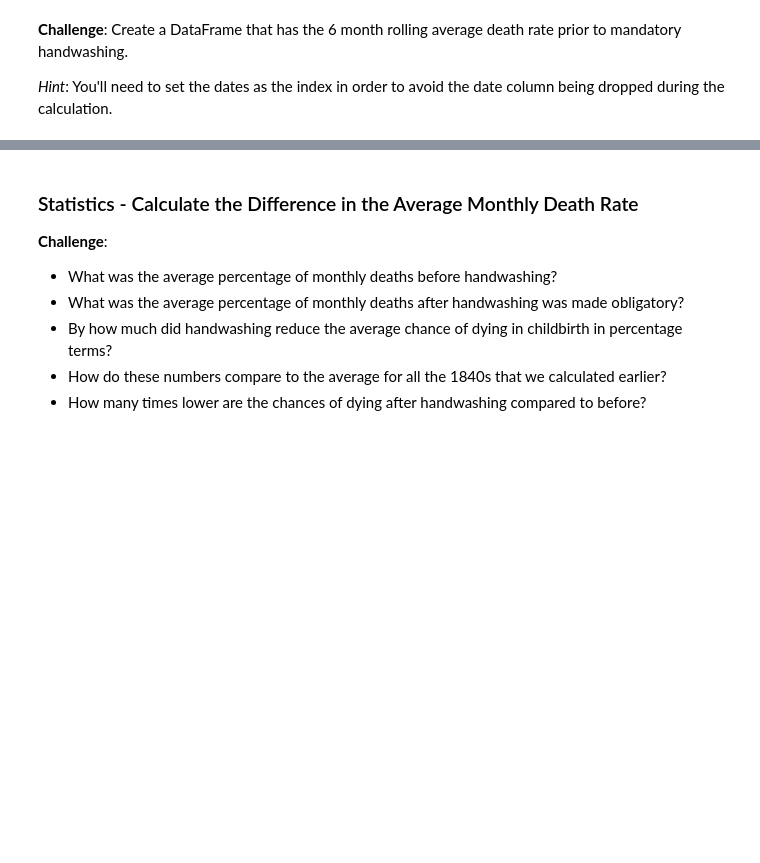
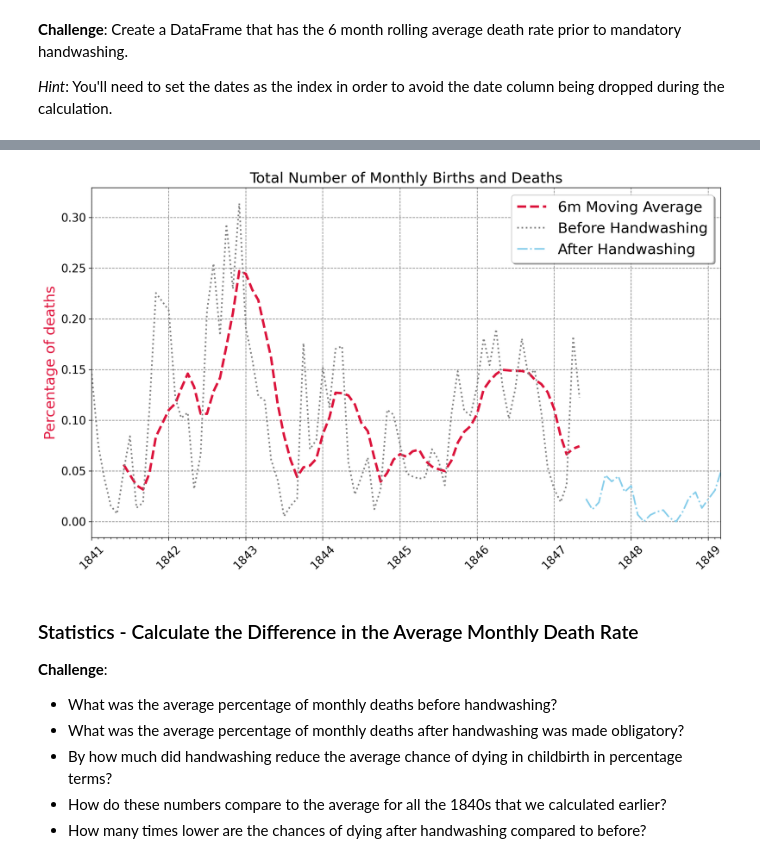
Before and after one commit to halilcodes/benefits-of-handwashing, a Jupyter notebook: Dr_Semmelweis_Handwashing_Discovery_(start).ipynb, the cells around one changed output, grey strips where cells are left out. Drawn from its saved outputs; the diff is of its cells as text; code cells hidden in the pictures; blank space fills up the shorter version.

```diff
--- a/Dr_Semmelweis_Handwashing_Discovery_(start).ipynb
+++ b/Dr_Semmelweis_Handwashing_Discovery_(start).ipynb
@@ -297,3 +382,6 @@ handwashing_start = pd.to_datetime('1847-06-01')
 * Create two subsets from the `df_monthly` data: before and after Dr Semmelweis ordered washing hand.
 * Calculate the average death rate prior to June 1947.
 * Calculate the average death rate after June 1947.
+# %%
+df_monthly['pct_deaths'] = df_monthly.deaths / df_monthly.births
+df_monthly.sample(3)
@@ -299,0 +393,3 @@ handwashing_start = pd.to_datetime('1847-06-01')
+# %%
+before_handwash = df_monthly[df_monthly.date < handwashing_start]
+after_handwash = df_monthly[df_monthly.date >= handwashing_start]
@@ -303,3 +415,6 @@ handwashing_start = pd.to_datetime('1847-06-01')
 **Challenge**: Create a DataFrame that has the 6 month rolling average death rate prior to mandatory handwashing.
 
 *Hint*: You'll need to set the dates as the index in order to avoid the date column being dropped during the calculation.
+# %%
+six_month_rolling = before_handwash.set_index('date').rolling(6).mean()
+six_month_rolling.tail(10)
@@ -315,6 +459,39 @@ handwashing_start = pd.to_datetime('1847-06-01')
 * Show the moving average as a thicker, crimon line.
 * Show the rate after handwashing as a skyblue line with round markers.
 * Look at the [code snippet in the documentation to see how you can add a legend](https://matplotlib.org/3.1.1/api/_as_gen/matplotlib.pyplot.legend.html) to the chart.
+# %%
+plt.figure(figsize=(14,8), dpi=200)
+plt.title('Total Number of Monthly Births and Deaths', fontsize=18)
+plt.yticks(fontsize=14)
+plt.xticks(ticks=np.arange(1840, 1850), # not really necessary bc we set xlim below
+            fontsize=14,
+            rotation=45)
+
+plt.ylabel('Percentage of deaths', color='crimson', fontsize=18)
+
+ax1 = plt.gca()
+# add grid
+ax1.grid(color='grey', linestyle='--')
+
+ax1.set_xlim(df_monthly.date.min(), df_monthly.date.max())
+
+
+# date formatter / locator
+ax1.xaxis.set_major_locator(years)
+ax1.xaxis.set_major_formatter(years_fmt)
+ax1.xaxis.set_minor_locator(months)
+
+
+
+line1 = plt.plot(six_month_rolling.index, six_month_rolling.pct_deaths, color='crimson', linestyle='dashed', linewidth=3, label='6m Moving Average')
+line2 = plt.plot(before_handwash.date, before_handwash.pct_deaths, color='gray', linestyle='dotted', linewidth=2, label='Before Handwashing')
+line3 = plt.plot(after_handwash.date, after_handwash.pct_deaths, color='skyblue', linestyle="-.", linewidth=2, label='After Handwashing')
+
+plt.legend(loc='upper right', shadow=True, fontsize=18)
+
+plt.show()
+# %% [output]
+[figure, added]
 # %% [markdown]
 ### Statistics - Calculate the Difference in the Average Monthly Death Rate
 
```
Also changed, not shown: parts of 27 cells of this notebook.
